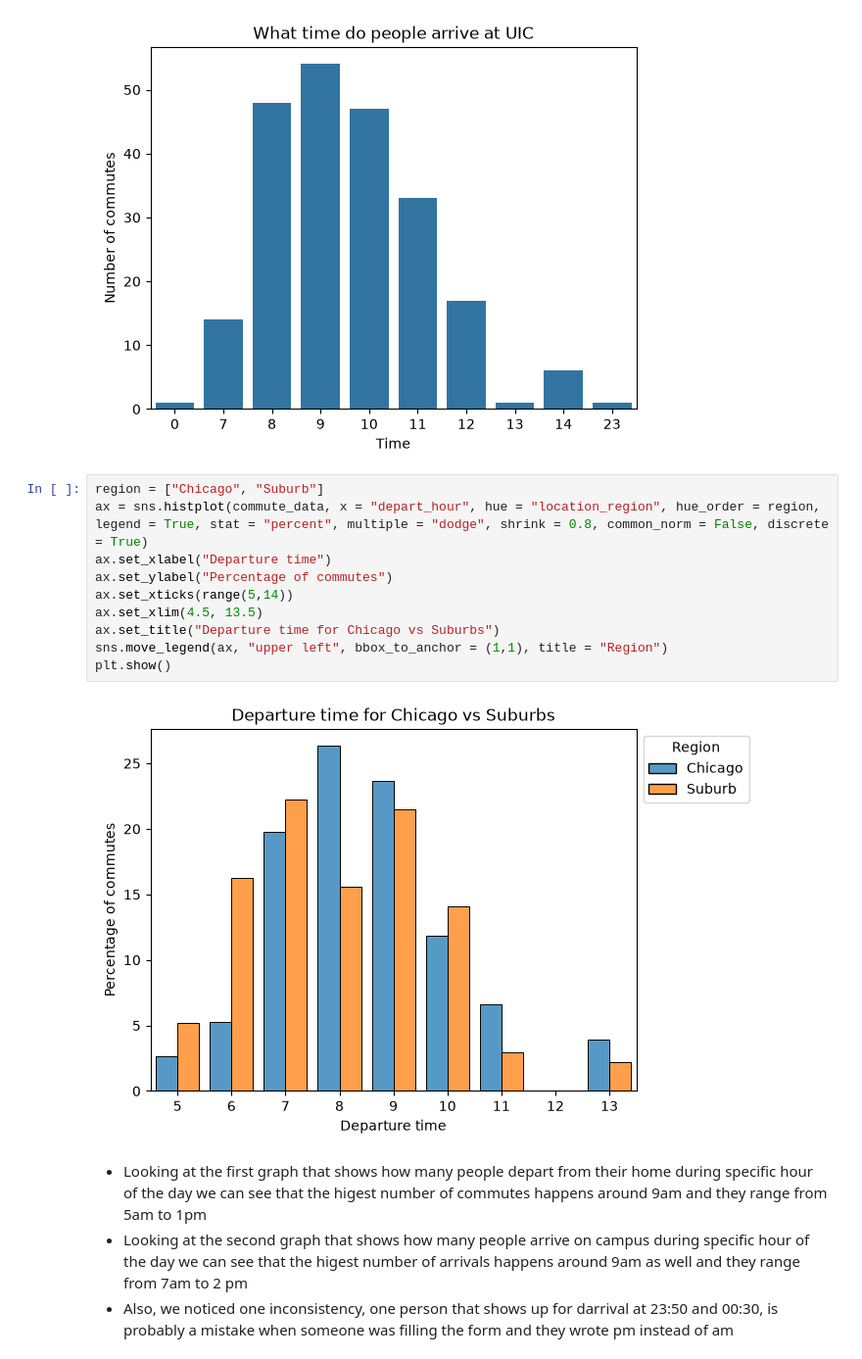
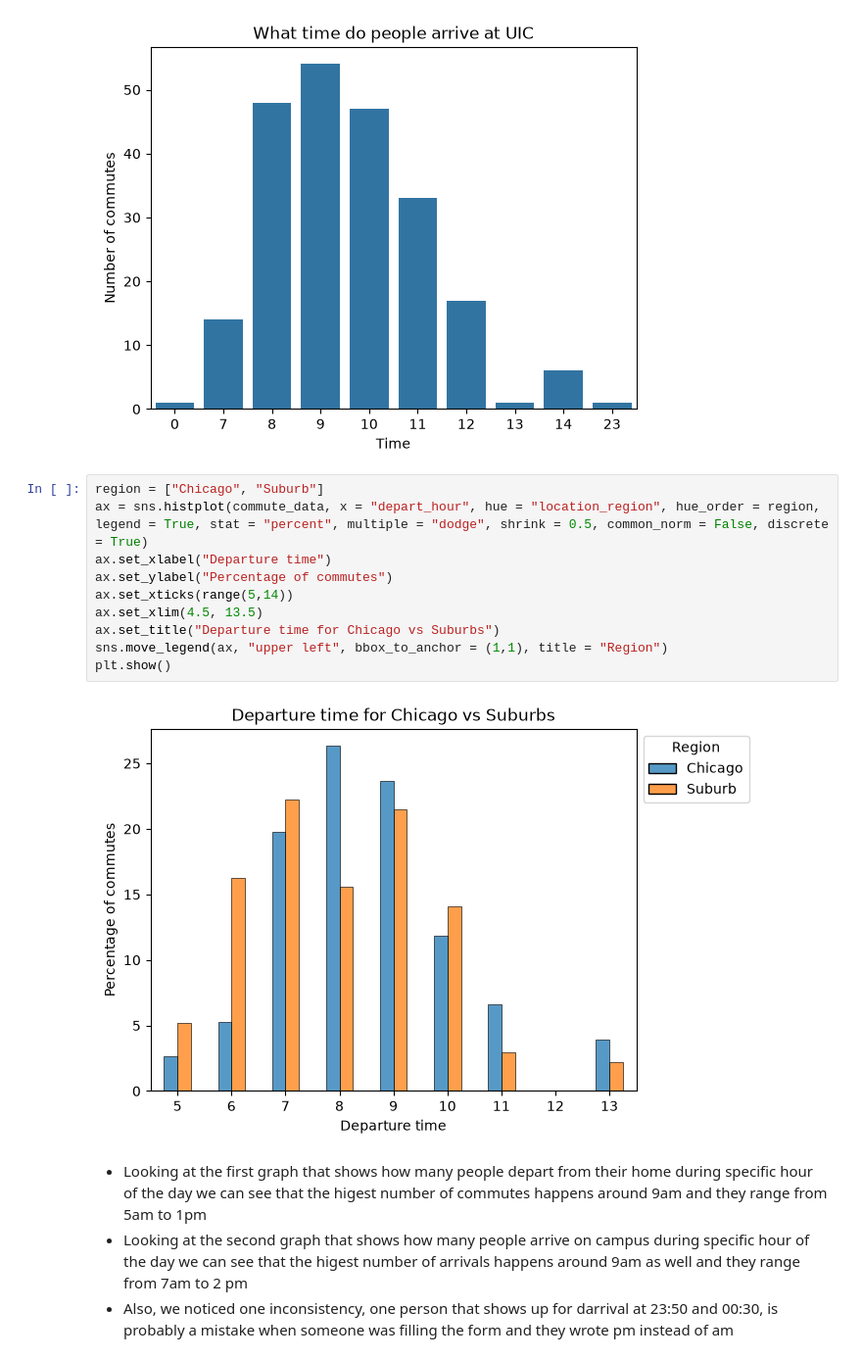
Before and after one commit to syhussein123/CS424-Assignment1, a Jupyter notebook: task3.ipynb, the cells around one changed output. Shown at 98% size. Saved outputs shown, nothing was run; the diff lists cells and outputs as text.

```diff
--- a/task3.ipynb
+++ b/task3.ipynb
@@ -211,16 +211,16 @@ plt.show()
 [figure]
 # %%
 region = ["Chicago", "Suburb"]
-ax = sns.histplot(commute_data, x = "depart_hour", hue = "location_region", hue_order = region, legend = True, stat = "percent", multiple = "dodge", shrink = 0.8, common_norm = False, discrete = True)
+ax = sns.histplot(commute_data, x = "depart_hour", hue = "location_region", hue_order = region, legend = True, stat = "percent", multiple = "dodge", shrink = 0.5, common_norm = False, discrete = True)
 ax.set_xlabel("Departure time")
 ax.set_ylabel("Percentage of commutes")
 ax.set_xticks(range(5,14))
 ax.set_xlim(4.5, 13.5)
 ax.set_title("Departure time for Chicago vs Suburbs")
 sns.move_legend(ax, "upper left", bbox_to_anchor = (1,1), title = "Region")
 plt.show()
 # %% [output]
-[figure, old version]
+[figure, new version]
 # %% [markdown]
 * Looking at the first graph that shows how many people depart from their home during specific hour of the day we can see that the higest number of commutes happens around 9am and they range from 5am to 1pm
 * Looking at the second graph that shows how many people arrive on campus during specific hour of the day we can see that the higest number of arrivals happens around 9am as well and they range from 7am to 2 pm
```
Also changed, not shown: parts of 9 cells of this notebook.
